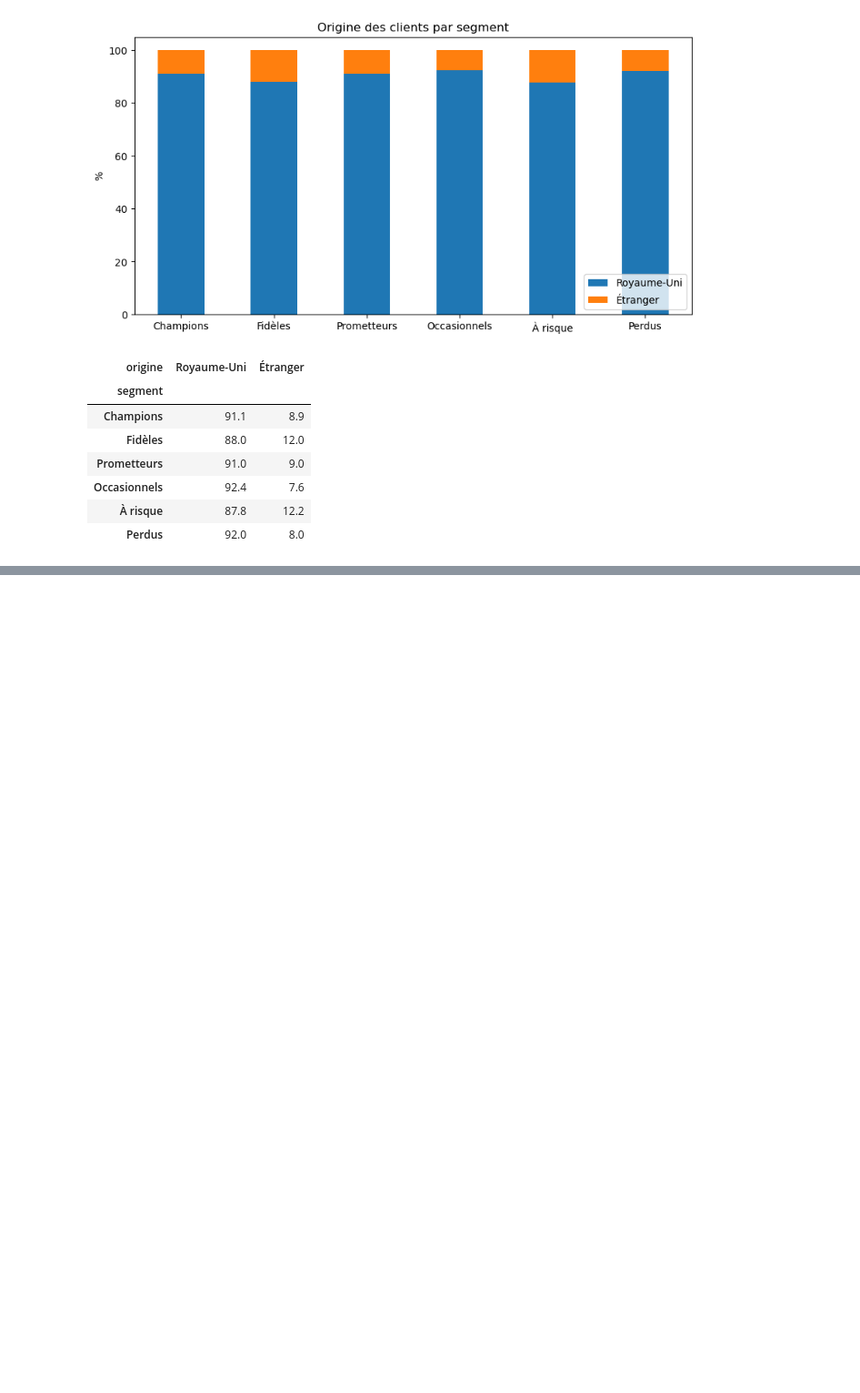
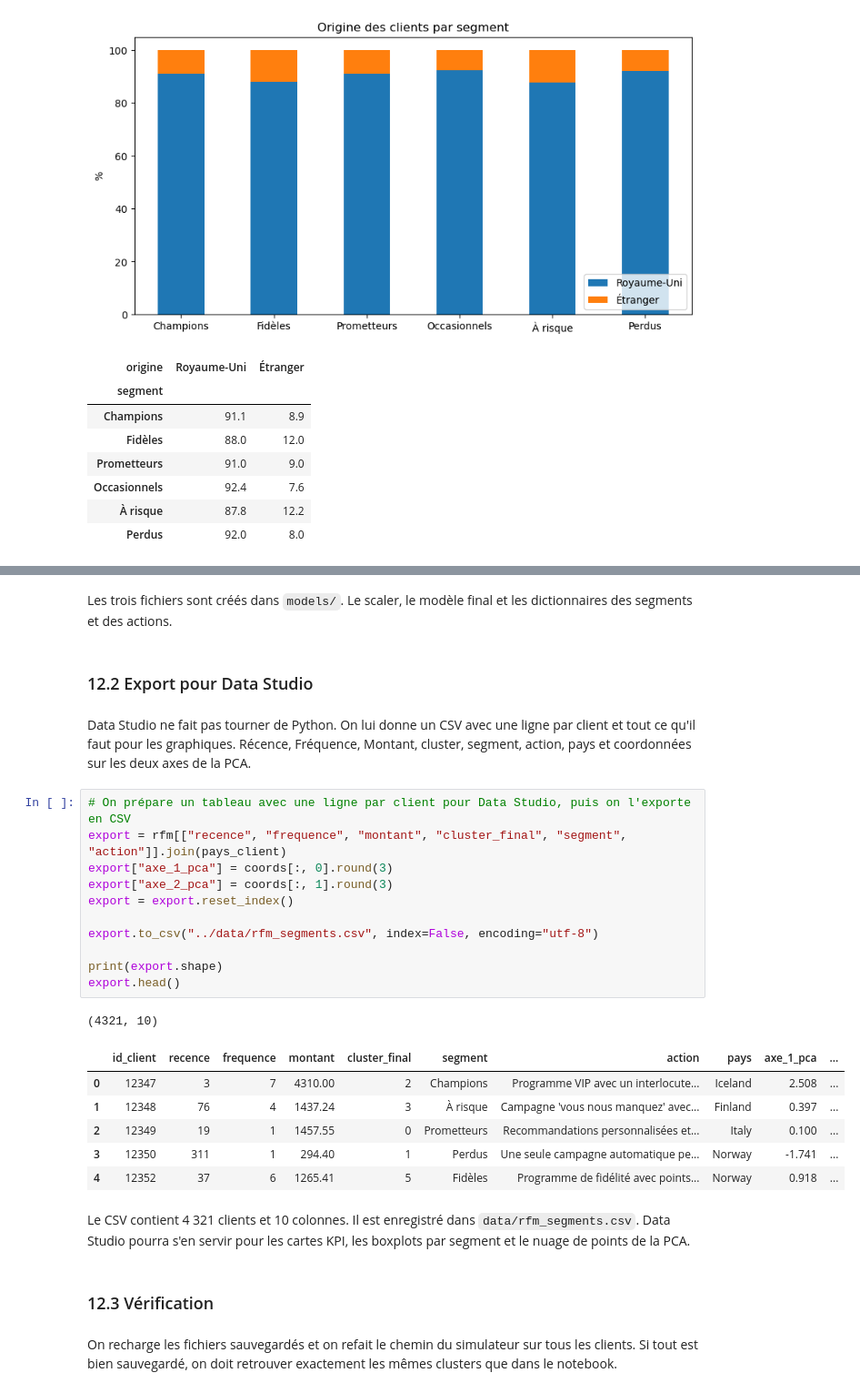
Before and after one commit to Zohair69/globalshop-rfm, a Jupyter notebook: notebooks/online_retail_clustering_rfm.ipynb, the cells around one changed output, grey strips where cells are left out. Shown at 91% size. Saved outputs shown, nothing was run; the diff lists cells and outputs as text; blank space fills up the shorter version.

Commit message:
Sauvegarde du modèle pour le simulateur et export pour Data Studio

```diff
--- a/notebooks/online_retail_clustering_rfm.ipynb
+++ b/notebooks/online_retail_clustering_rfm.ipynb
@@ -2035,0 +2059,31 @@ repartition
+# %% [markdown]
+Les trois fichiers sont créés dans `models/`. Le scaler, le modèle final et les dictionnaires des segments et des actions.
+# %% [markdown]
+### 12.2 Export pour Data Studio
+# %% [markdown]
+Data Studio ne fait pas tourner de Python. On lui donne un CSV avec une ligne par client et tout ce qu'il faut pour les graphiques. Récence, Fréquence, Montant, cluster, segment, action, pays et coordonnées sur les deux axes de la PCA.
+# %%
+# On prépare un tableau avec une ligne par client pour Data Studio, puis on l'exporte en CSV
+export = rfm[["recence", "frequence", "montant", "cluster_final", "segment", "action"]].join(pays_client)
+export["axe_1_pca"] = coords[:, 0].round(3)
+export["axe_2_pca"] = coords[:, 1].round(3)
+export = export.reset_index()
+
+export.to_csv("../data/rfm_segments.csv", index=False, encoding="utf-8")
+
+print(export.shape)
+export.head()
+# %% [output]
+(4321, 10)
+|  | id_client | recence | frequence | montant | cluster_final | segment | action | pays | axe_1_pca | ... |
+| 0 | 12347 | 3 | 7 | 4310.00 | 2 | Champions | Programme VIP avec un interlocute... | Iceland | 2.508 | ... |
+| 1 | 12348 | 76 | 4 | 1437.24 | 3 | À risque | Campagne 'vous nous manquez' avec... | Finland | 0.397 | ... |
+| 2 | 12349 | 19 | 1 | 1457.55 | 0 | Prometteurs | Recommandations personnalisées et... | Italy | 0.100 | ... |
+| 3 | 12350 | 311 | 1 | 294.40 | 1 | Perdus | Une seule campagne automatique pe... | Norway | -1.741 | ... |
+| 4 | 12352 | 37 | 6 | 1265.41 | 5 | Fidèles | Programme de fidélité avec points... | Norway | 0.918 | ... |
+# %% [markdown]
+Le CSV contient 4 321 clients et 10 colonnes. Il est enregistré dans `data/rfm_segments.csv`. Data Studio pourra s'en servir pour les cartes KPI, les boxplots par segment et le nuage de points de la PCA.
+# %% [markdown]
+### 12.3 Vérification
+# %% [markdown]
+On recharge les fichiers sauvegardés et on refait le chemin du simulateur sur tous les clients. Si tout est bien sauvegardé, on doit retrouver exactement les mêmes clusters que dans le notebook.
```
Also changed, not shown: parts of 5 cells of this notebook, 3 other files.
